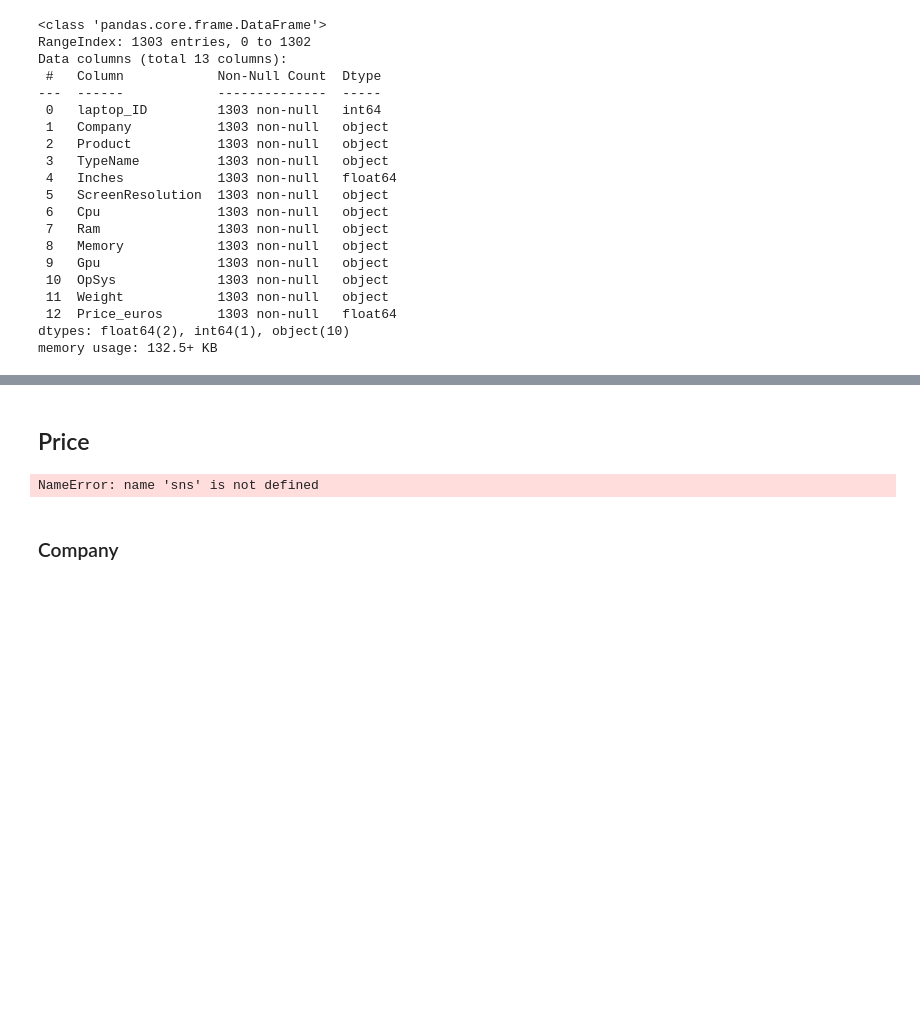
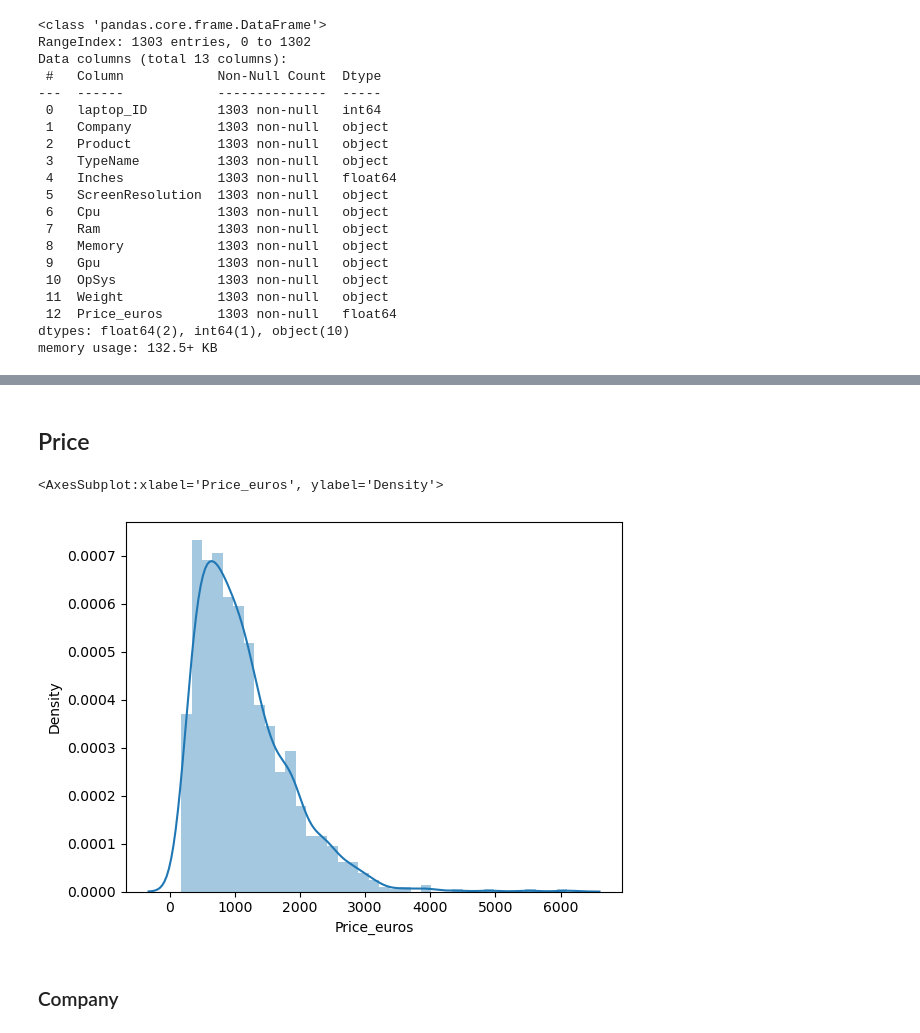
Before and after one commit to RossErskine/Kaggle-notebooks, a Jupyter notebook: Laptop prices.ipynb, the cells around one changed output, grey strips where cells are left out. Drawn from its saved outputs; the diff is of its cells as text; code cells hidden in the pictures; blank space fills up the shorter version.

```diff
--- a/Laptop prices.ipynb
+++ b/Laptop prices.ipynb
@@ -53,11 +63,12 @@ df.describe()
 # %%
 df = df.drop('laptop_ID',axis=1)
-# %% [markdown]
-## Price
-# %%
-sns.distplot(df['Price'])
-# %% [output]
-NameError: name 'sns' is not defined
+# %% [markdown]
+## Price
+# %%
+sns.distplot(df['Price_euros'])
+# %% [output]
+<AxesSubplot:xlabel='Price_euros', ylabel='Density'>
+[figure, added]
 # %% [markdown]
 ### Company
 # %%
```
Also changed, not shown: parts of 19 cells of this notebook.
